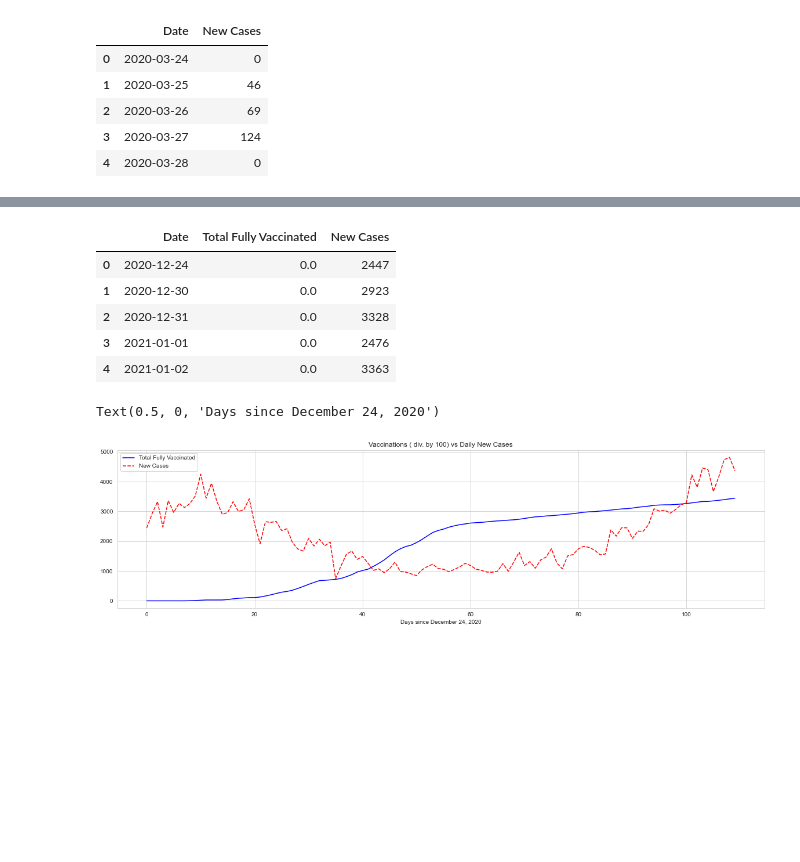
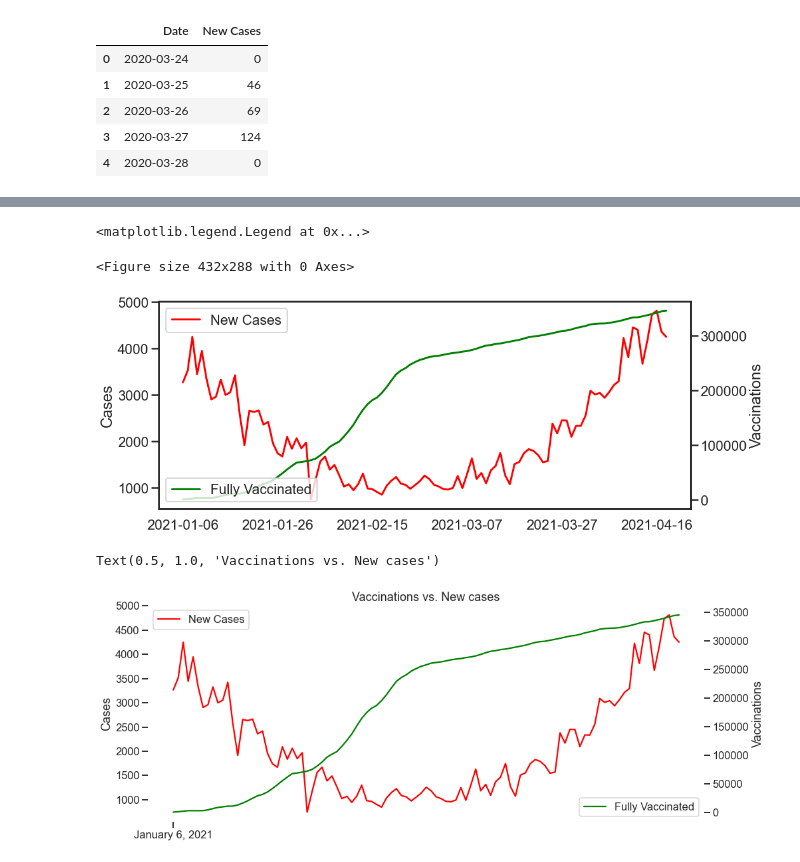
Before and after one commit to vipervit/covid_ont, a Jupyter notebook: vac-to-cases-direct.ipynb, the cells around one changed output, grey strips where cells are left out. Saved outputs shown, nothing was run; the diff lists cells and outputs as text; code cells hidden in the pictures; blank space fills up the shorter version.

```diff
--- a/vac-to-cases-direct.ipynb
+++ b/vac-to-cases-direct.ipynb
@@ -86,19 +87,41 @@ df_plot.tail()
-# %%
-df_plot.head()
-# %% [output]
-|  | Date | Total Fully Vaccinated | New Cases |
-| 0 | 2020-12-24 | 0.0 | 2447 |
-| 1 | 2020-12-30 | 0.0 | 2923 |
-| 2 | 2020-12-31 | 0.0 | 3328 |
-| 3 | 2021-01-01 | 0.0 | 2476 |
-| 4 | 2021-01-02 | 0.0 | 3363 |
-# %%
-plt.figure(figsize=(20,5))
-sns.set_style('whitegrid')
-plot=sns.lineplot(data=df_plot, palette=['blue', 'red'])
-plot.set_title('Vaccinations ( div. by 100) vs Daily New Cases')
-plot.set_xlabel('Days since December 24, 2020')
-# %% [output]
-Text(0.5, 0, 'Days since December 24, 2020')
-[figure, removed]
+# %%
+sns.set_style(style='white')
+sns.set_context(context='poster')
+sns.despine()
+fig, ax1 = plt.subplots(1, 1, figsize=(15,6))
+df_plot.plot(ax=ax1, x='Date', y='New Cases', color='red', label='New Cases', xlabel='')
+ax2=ax1.twinx()
+df_plot.plot(ax=ax2, x='Date', y='Fully Vaccinated Total', color='green', label='Fully Vaccinated')
+ax1.set_ylabel('Cases')
+ax2.set_ylabel('Vaccinations')
+ax1.legend(loc=0)
+ax2.legend(loc=3)
+# %% [output]
+<matplotlib.legend.Legend at 0x...>
+<Figure size 432x288 with 0 Axes>
+[figure, added]
+# %%
+sns.set_style(style='ticks')
+sns.set_context(context='talk')
+fig, ax1 = plt.subplots(1, 1, figsize=(15,6))
+ax2=ax1.twinx()
+sns.lineplot(data=df_plot, ax=ax1, x=df_plot.index, y='New Cases', color='red', label='New Cases')
+sns.lineplot(data=df_plot, ax=ax2, x=df_plot.index, y='Fully Vaccinated Total', color='green', label='Fully Vaccinated')
+ax1.set_ylabel('Cases')
+ax2.set_ylabel('Vaccinations')
+ax1.legend(loc=0)
+ax2.legend(loc=4)
+ax1.spines['left'].set_visible(False)
+ax2.spines['left'].set_visible(False)
+ax1.spines['top'].set_visible(False)
+ax2.spines['top'].set_visible(False)
+ax1.spines['bottom'].set_visible(False)
+ax2.spines['bottom'].set_visible(False)
+ax1.spines['right'].set_visible(False)
+ax2.spines['right'].set_visible(False)
+plt.xticks(ticks=[0], labels=['January 6, 2021'], color='red')
+plt.title('Vaccinations vs. New cases')
+# %% [output]
+Text(0.5, 1.0, 'Vaccinations vs. New cases')
+[figure, added]
 # %%
```
Also changed, not shown: parts of 4 cells of this notebook, 2 other files.
